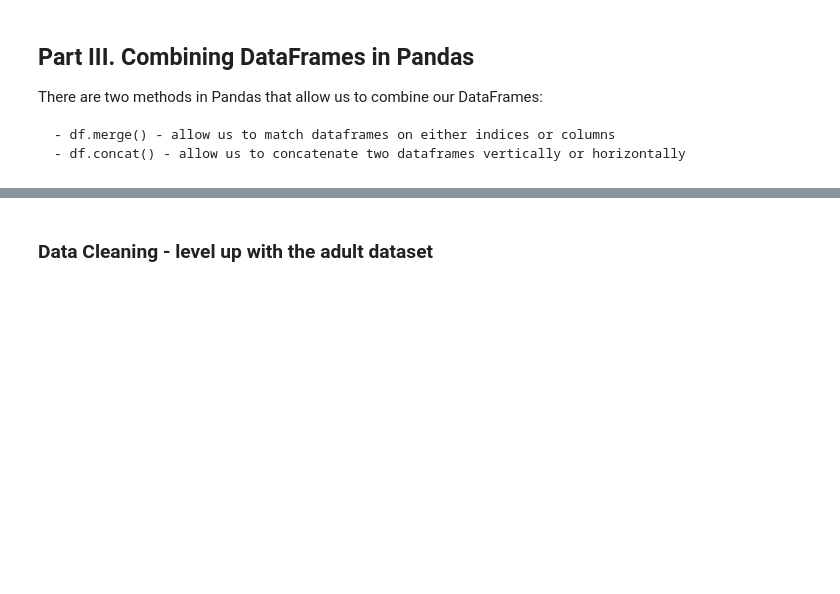
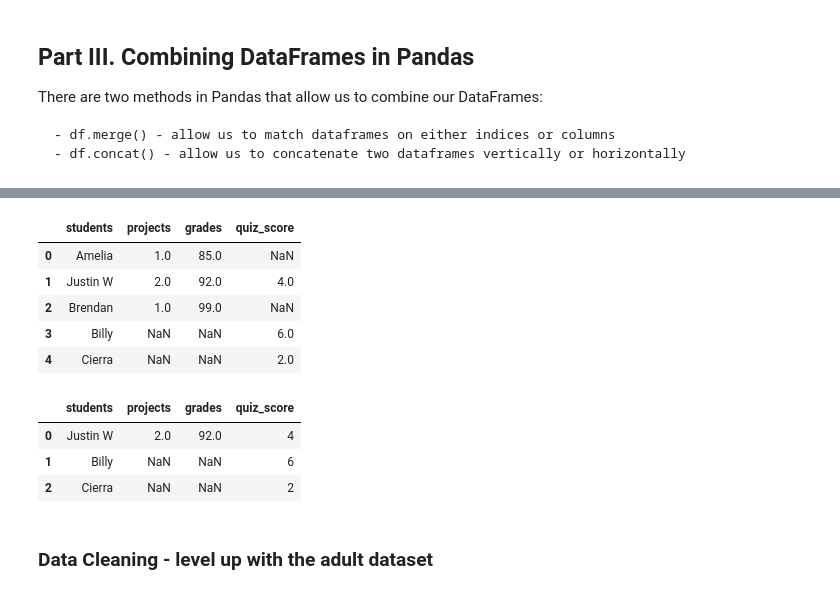
Before and after one commit to brenfrrs/nyc-mhtn-ds-091420-lectures, a Jupyter notebook: Phase_1/Pandas_II.ipynb, the cells around one changed output, grey strips where cells are left out. Saved outputs shown, nothing was run; the diff lists cells and outputs as text; code cells hidden in the pictures; blank space fills up the shorter version.

```diff
--- a/Phase_1/Pandas_II.ipynb
+++ b/Phase_1/Pandas_II.ipynb
@@ -204,7 +237,23 @@ Based on the diagram above, what are the differences of different types of merge
 # %%
 # outer merge
+
+small_grades.merge(small_quiz, how = 'outer', on = 'students')
+# %% [output]
+|  | students | projects | grades | quiz_score |
+| 0 | Amelia | 1.0 | 85.0 | NaN |
+| 1 | Justin W | 2.0 | 92.0 | 4.0 |
+| 2 | Brendan | 1.0 | 99.0 | NaN |
+| 3 | Billy | NaN | NaN | 6.0 |
+| 4 | Cierra | NaN | NaN | 2.0 |
 # %%
 # right merge
+
+small_grades.merge(small_quiz, how = 'right', on = 'students')
+# %% [output]
+|  | students | projects | grades | quiz_score |
+| 0 | Justin W | 2.0 | 92.0 | 4 |
+| 1 | Billy | NaN | NaN | 6 |
+| 2 | Cierra | NaN | NaN | 2 |
 # %% [markdown]
 ### Data Cleaning - level up with the adult dataset
 # %% [markdown]
```
Also changed, not shown: parts of 12 cells of this notebook, 1 other file.
